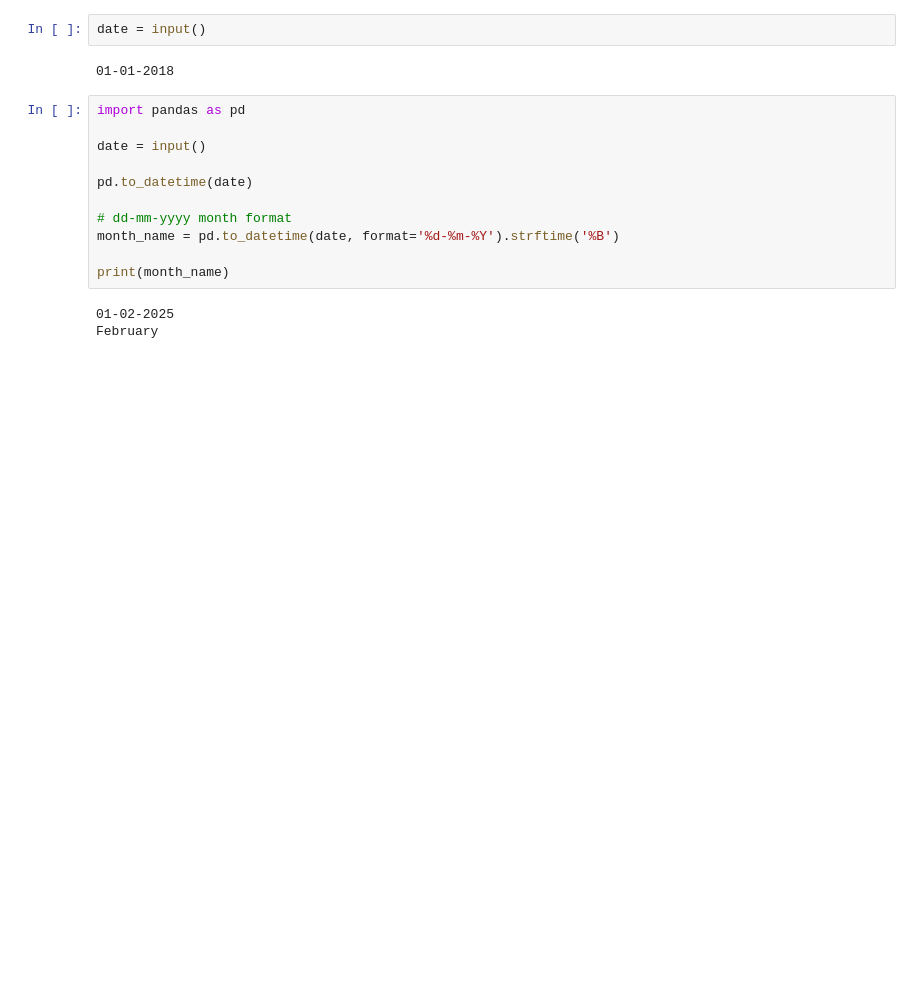
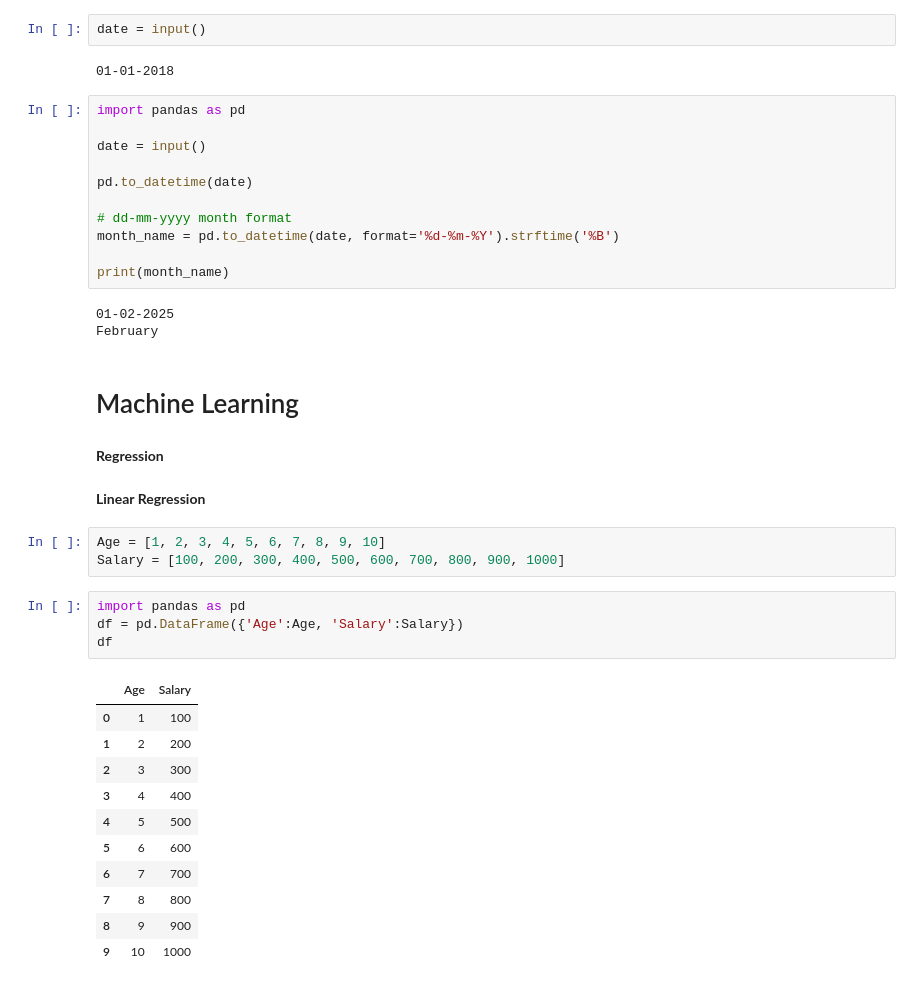
Before and after one commit to Mahendran180923/employee_attrition, a Jupyter notebook: Practice.ipynb, the cells around one changed output. Saved outputs shown, nothing was run; the diff lists cells and outputs as text; blank space fills up the shorter version.

```diff
--- a/Practice.ipynb
+++ b/Practice.ipynb
@@ -3823,3 +3821,28 @@ print(month_name)
 # %% [output]
 01-02-2025
 February
+# %% [markdown]
+# Machine Learning
+# %% [markdown]
+**Regression**
+# %% [markdown]
+**Linear Regression**
+# %%
+Age = [1, 2, 3, 4, 5, 6, 7, 8, 9, 10]
+Salary = [100, 200, 300, 400, 500, 600, 700, 800, 900, 1000]
+# %%
+import pandas as pd
+df = pd.DataFrame({'Age':Age, 'Salary':Salary})
+df
+# %% [output]
+|  | Age | Salary |
+| 0 | 1 | 100 |
+| 1 | 2 | 200 |
+| 2 | 3 | 300 |
+| 3 | 4 | 400 |
+| 4 | 5 | 500 |
+| 5 | 6 | 600 |
+| 6 | 7 | 700 |
+| 7 | 8 | 800 |
+| 8 | 9 | 900 |
+| 9 | 10 | 1000 |
```
Also changed, not shown: parts of 2 cells of this notebook.
